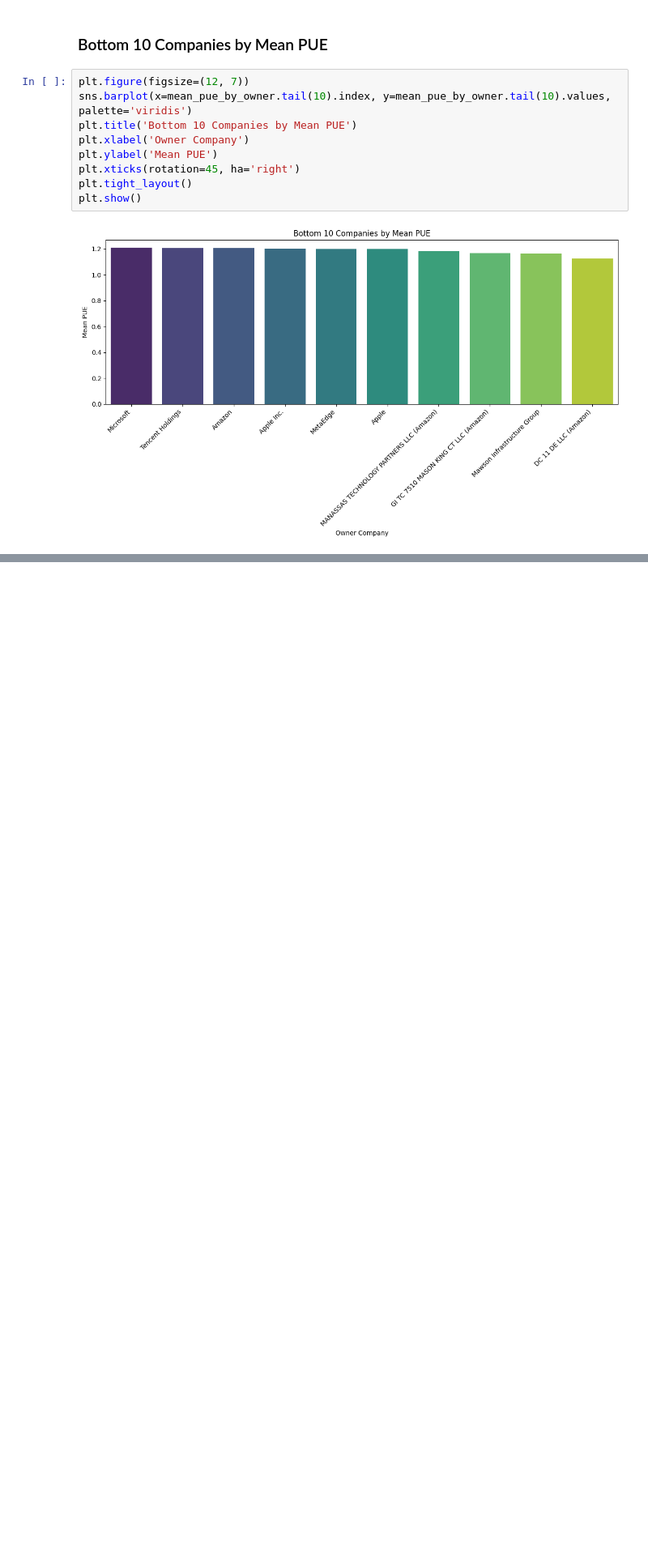
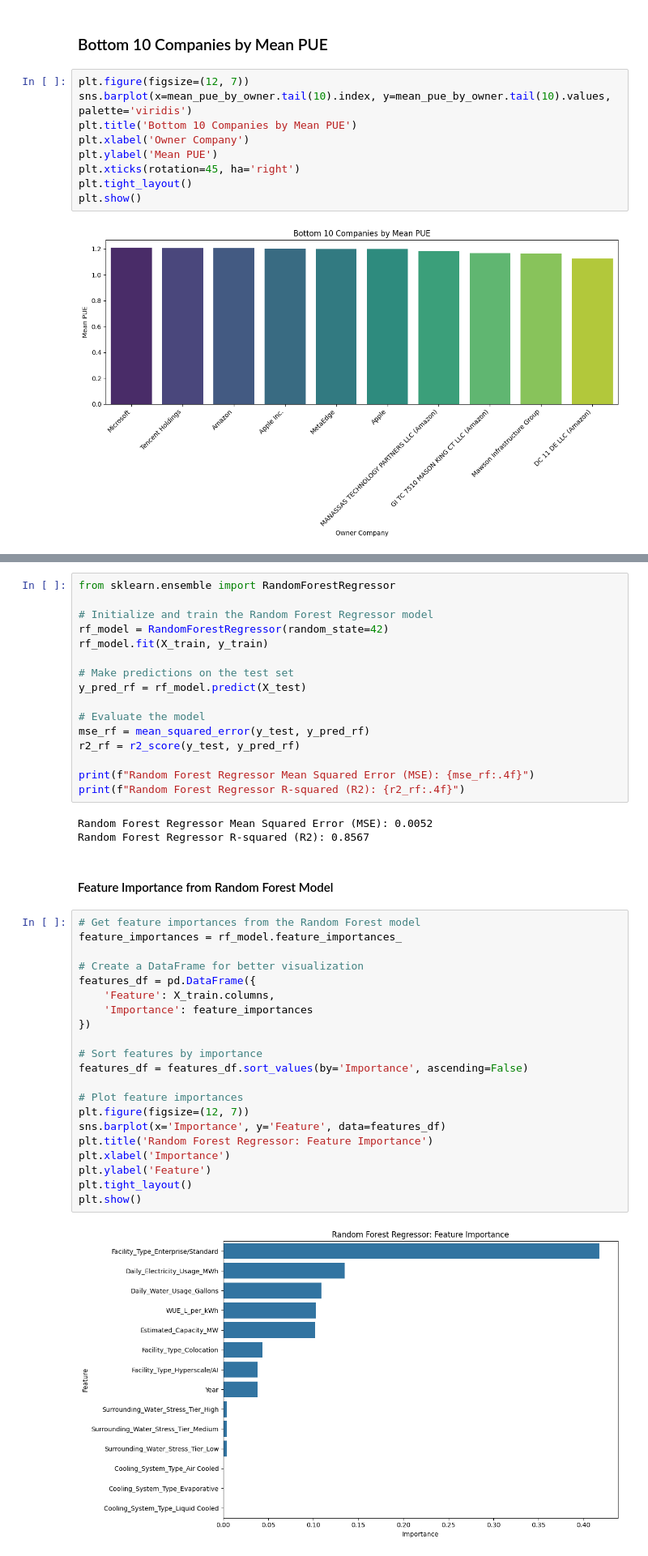
Before and after one commit to kxrrym03/Data-Center-AI-Water-Electricity-Usage, a Jupyter notebook: Water_Electricity_Usage_in_Data_Centers.ipynb, the cells around one changed output, grey strips where cells are left out. Shown at 81% size. Saved outputs shown, nothing was run; the diff lists cells and outputs as text; blank space fills up the shorter version.

```diff
--- a/Water_Electricity_Usage_in_Data_Centers.ipynb
+++ b/Water_Electricity_Usage_in_Data_Centers.ipynb
@@ -232,0 +327,44 @@ plt.show()
+# %%
+from sklearn.ensemble import RandomForestRegressor
+
+# Initialize and train the Random Forest Regressor model
+rf_model = RandomForestRegressor(random_state=42)
+rf_model.fit(X_train, y_train)
+
+# Make predictions on the test set
+y_pred_rf = rf_model.predict(X_test)
+
+# Evaluate the model
+mse_rf = mean_squared_error(y_test, y_pred_rf)
+r2_rf = r2_score(y_test, y_pred_rf)
+
+print(f"Random Forest Regressor Mean Squared Error (MSE): {mse_rf:.4f}")
+print(f"Random Forest Regressor R-squared (R2): {r2_rf:.4f}")
+# %% [output]
+Random Forest Regressor Mean Squared Error (MSE): 0.0052
+Random Forest Regressor R-squared (R2): 0.8567
+# %% [markdown]
+#### Feature Importance from Random Forest Model
+# %%
+# Get feature importances from the Random Forest model
+feature_importances = rf_model.feature_importances_
+
+# Create a DataFrame for better visualization
+features_df = pd.DataFrame({
+    'Feature': X_train.columns,
+    'Importance': feature_importances
+})
+
+# Sort features by importance
+features_df = features_df.sort_values(by='Importance', ascending=False)
+
+# Plot feature importances
+plt.figure(figsize=(12, 7))
+sns.barplot(x='Importance', y='Feature', data=features_df)
+plt.title('Random Forest Regressor: Feature Importance')
+plt.xlabel('Importance')
+plt.ylabel('Feature')
+plt.tight_layout()
+plt.show()
+# %% [output]
+[figure, added]
```
Also changed, not shown: parts of 14 cells of this notebook.
